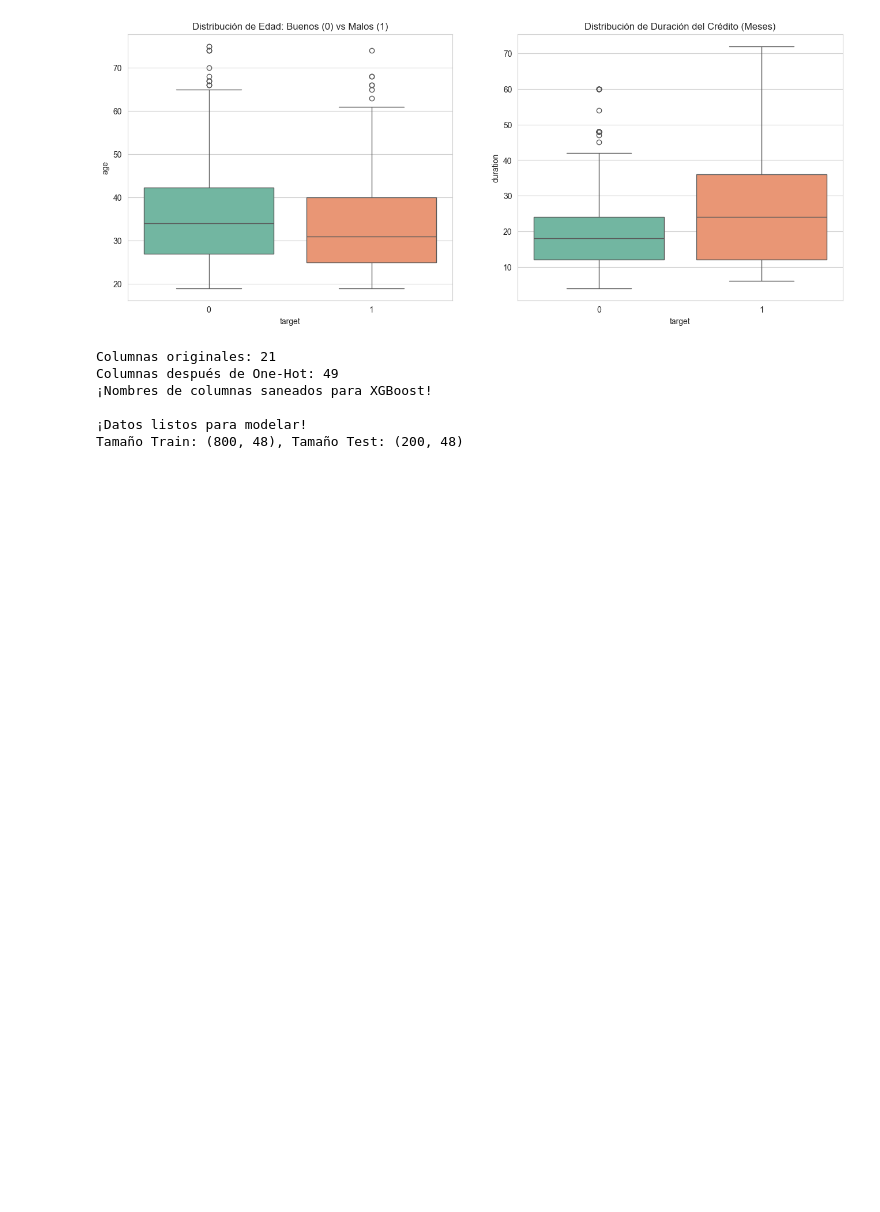
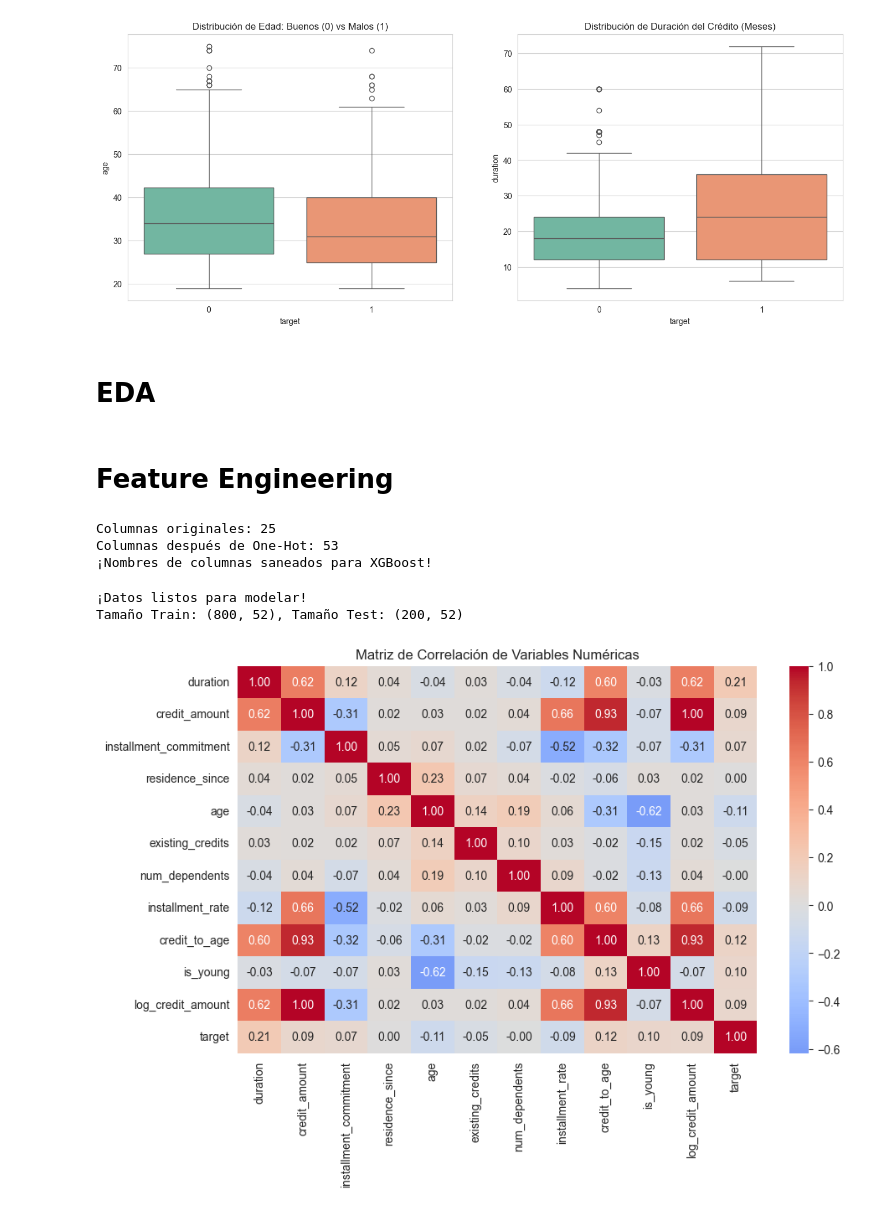
Before and after one commit to surzua/german_credit_risk, a Jupyter notebook: notebooks/creditrisk_v1.ipynb, the cells around one changed output. Saved outputs shown, nothing was run; the diff lists cells and outputs as text; code cells hidden in the pictures; blank space fills up the shorter version.

```diff
--- a/notebooks/creditrisk_v1.ipynb
+++ b/notebooks/creditrisk_v1.ipynb
@@ -15,7 +18,7 @@ column_names = [
 
 # Carga del dataframe
 # sep=' ' indica que el separador es un espacio
-df = pd.read_csv('../data/german.data', sep=' ', header=None, names=column_names)
+df = pd.read_csv('../../data/german.data', sep=' ', header=None, names=column_names)
 
 # Vistazo rápido
 print(f"Dimensiones del dataset: {df.shape}")
@@ -198,3 +207,7 @@ Passing `palette` without assigning `hue` is deprecated and will be removed in v
 
   sns.boxplot(x='target', y='duration', data=df, ax=ax[1], palette='Set2')
 [figure]
+# %% [markdown]
+# EDA
+# %% [markdown]
+# Feature Engineering
@@ -229,36 +259,46 @@ def clean_feature_names(df):
 df_processed.columns = clean_feature_names(df_processed)
 
 print("¡Nombres de columnas saneados para XGBoost!")
-
-# 2. SEPARACIÓN (Train/Test Split)
-X = df_processed.drop('target', axis=1)
-y = df_processed['target']
-
-# Stratify=y es OBLIGATORIO en datos desbalanceados para mantener el 30% de fraude en ambos sets
-X_train, X_test, y_train, y_test = train_test_split(
-    X, y, test_size=0.2, random_state=42, stratify=y
-)
-
-# 3. ESCALADO (Scaling)
-# Solo escalamos las variables continuas originales.
-# Es mejor escalar DESPUÉS de dividir para evitar "data leakage" (que el test contamine al train).
-scaler = StandardScaler()
-
-# Identificamos las columnas que no son dummies (las numéricas originales)
-# Un truco rápido: las dummies ahora tienen valores 0 o 1, las numéricas tienen otros rangos.
-cols_to_scale = ['duration', 'credit_amount', 'installment_commitment',
-                 'residence_since', 'age', 'existing_credits', 'num_dependents']
-
-# Ajustamos el escalador solo en TRAIN y transformamos ambos
-X_train[cols_to_scale] = scaler.fit_transform(X_train[cols_to_scale])
-X_test[cols_to_scale] = scaler.transform(X_test[cols_to_scale])
-
-print("\n¡Datos listos para modelar!")
-print(f"Tamaño Train: {X_train.shape}, Tamaño Test: {X_test.shape}")
 # %% [output]
-Columnas originales: 21
-Columnas después de One-Hot: 49
+Columnas originales: 25
+Columnas después de One-Hot: 53
 ¡Nombres de columnas saneados para XGBoost!
-
-¡Datos listos para modelar!
-Tamaño Train: (800, 48), Tamaño Test: (200, 48)
+# %%
+# 2. SEPARACIÓN (Train/Test Split)
+X = df_processed.drop('target', axis=1)
+y = df_processed['target']
+
+# Stratify=y es OBLIGATORIO en datos desbalanceados para mantener el 30% de fraude en ambos sets
+X_train, X_test, y_train, y_test = train_test_split(
+    X, y, test_size=0.2, random_state=42, stratify=y
+)
+
+# 3. ESCALADO (Scaling)
+# Solo escalamos las variables continuas originales.
+# Es mejor escalar DESPUÉS de dividir para evitar "data leakage" (que el test contamine al train).
+scaler = StandardScaler()
+
+# Identificamos las columnas que no son dummies (las numéricas originales)
+# Un truco rápido: las dummies ahora tienen valores 0 o 1, las numéricas tienen otros rangos.
+cols_to_scale = ['duration', 'credit_amount', 'installment_commitment',
+                 'residence_since', 'age', 'existing_credits', 'num_dependents',
+                 'installment_rate', 'credit_to_age', 'is_young', 'log_credit_amount']
+
+# Ajustamos el escalador solo en TRAIN y transformamos ambos
+X_train[cols_to_scale] = scaler.fit_transform(X_train[cols_to_scale])
+X_test[cols_to_scale] = scaler.transform(X_test[cols_to_scale])
+
+print("\n¡Datos listos para modelar!")
+print(f"Tamaño Train: {X_train.shape}, Tamaño Test: {X_test.shape}")
+# %% [output]
+¡Datos listos para modelar!
+Tamaño Train: (800, 52), Tamaño Test: (200, 52)
+# %%
+#matriz de correlación de variables numericas
+plt.figure(figsize=(10, 6))
+corr = df[cols_to_scale + ['target']].corr(method='spearman')
+sns.heatmap(corr, annot=True, fmt=".2f", cmap='coolwarm', center=0)
+plt.title('Matriz de Correlación de Variables Numéricas')
+plt.show()
+# %% [output]
+[figure, added]
```
Also changed, not shown: parts of 23 cells of this notebook, 1 other file.
